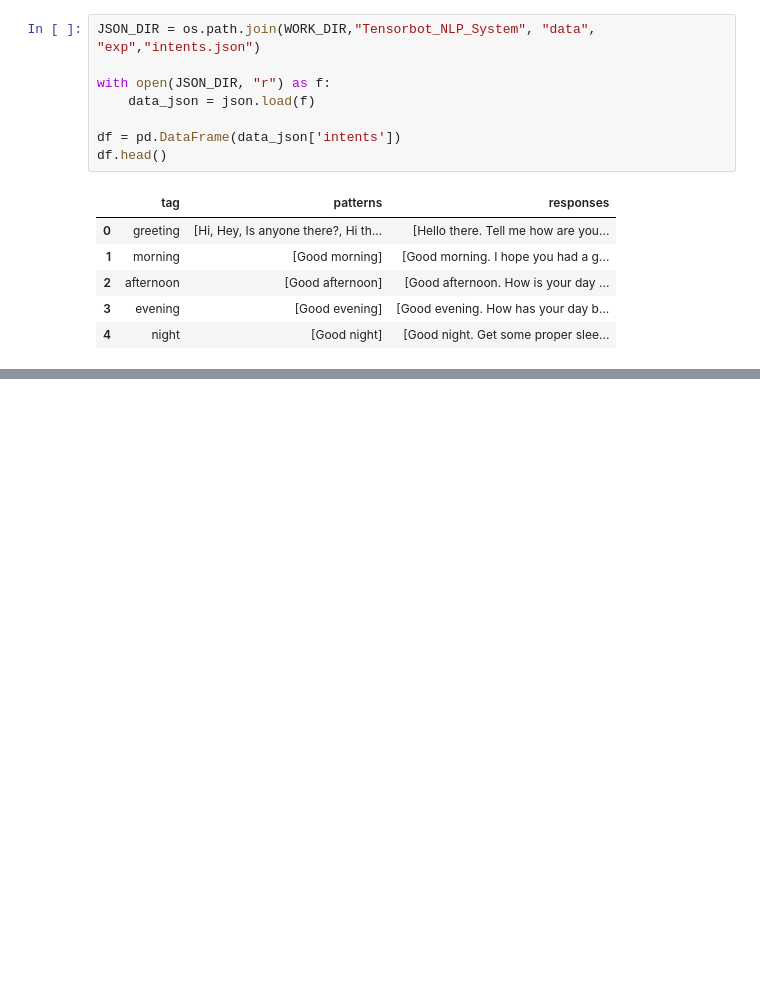
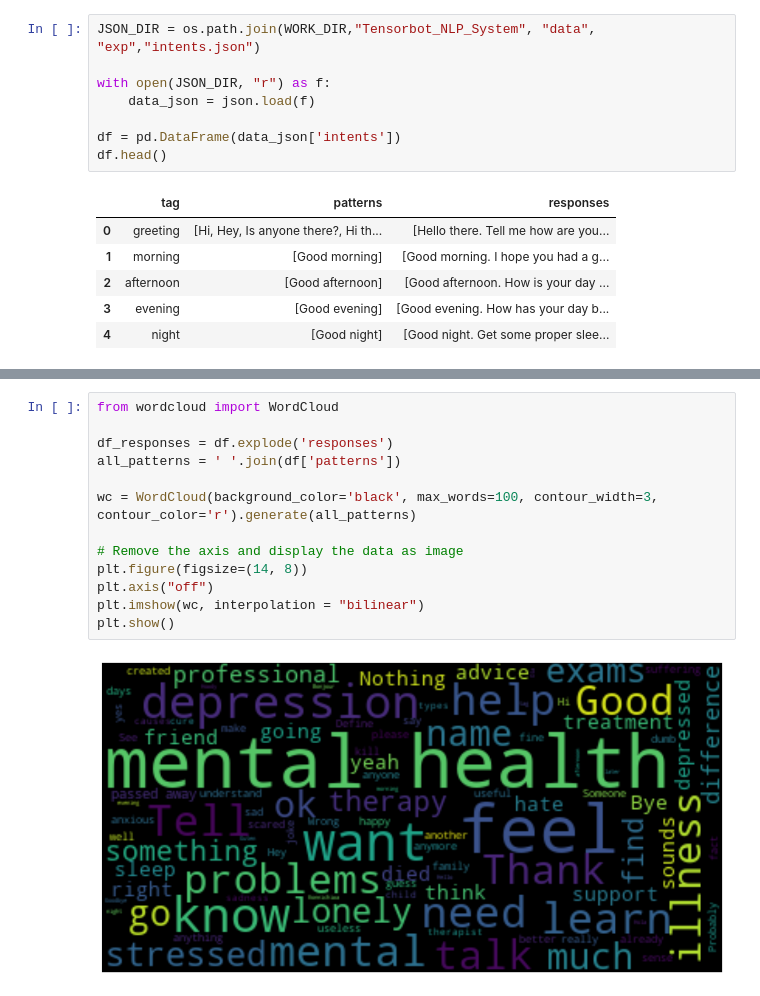
Before and after one commit to tooniesnguyen/Tensorbot_NLP_System, a Jupyter notebook: notebooks/lab.ipynb, the cells around one changed output, grey strips where cells are left out. Saved outputs shown, nothing was run; the diff lists cells and outputs as text; blank space fills up the shorter version.

```diff
--- a/notebooks/lab.ipynb
+++ b/notebooks/lab.ipynb
@@ -70,0 +99,15 @@ Name: count, Length: 80, dtype: int64
+# %%
+from wordcloud import WordCloud
+
+df_responses = df.explode('responses')
+all_patterns = ' '.join(df['patterns'])
+
+wc = WordCloud(background_color='black', max_words=100, contour_width=3, contour_color='r').generate(all_patterns)
+
+# Remove the axis and display the data as image
+plt.figure(figsize=(14, 8))
+plt.axis("off")
+plt.imshow(wc, interpolation = "bilinear")
+plt.show()
+# %% [output]
+[figure, added]
```
Also changed, not shown: parts of 5 cells of this notebook.
